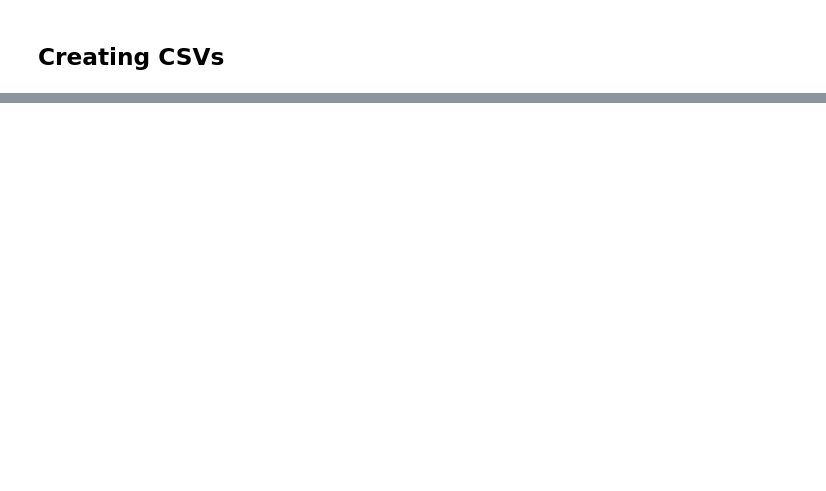
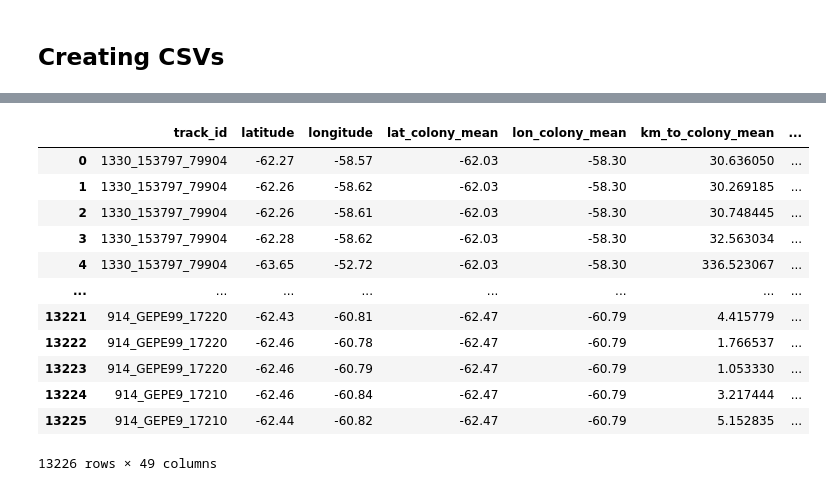
Before and after one commit to lennartp03/projectP, a Jupyter notebook: notebooks/data_prep.ipynb, the cells around one changed output, grey strips where cells are left out. Cells and saved outputs as stored; diff of their text form; code cells hidden in the pictures; blank space fills up the shorter version.

```diff
--- a/notebooks/data_prep.ipynb
+++ b/notebooks/data_prep.ipynb
@@ -396,0 +446,9 @@ combined_df.to_csv("combined_climate_df.csv", index=False)
+# %%
+ice_df = pd.read_csv("../data/combined_sea_ice_df.csv")
+
+penguins_final = pd.read_csv("../data/penguins_final.csv", index_col=False)
+penguins_cleaned = pd.read_csv("../data/penguins_cleaned.csv")
+
+sample = xr.open_dataset(f"..\data\sample_era5.grib", engine="cfgrib")
+weather_df = sample.to_dataframe()
+weather_df = weather_df.reset_index()
@@ -396,0 +651,25 @@ combined_df.to_csv("combined_climate_df.csv", index=False)
+# %%
+test_penguin = preprocess_penguins(penguins_final)
+test_penguin
+
+# test_weather = preprocess_era5(weather_df)
+# test_weather
+
+# test_ice = preprocess_sea_ice(ice_df)
+# test_ice
+
+# final_dataset = main(penguins_final, weather_df, ice_df)
+# %% [output]
+|  | track_id | latitude | longitude | lat_colony_mean | lon_colony_mean | km_to_colony_mean | ... |
+| 0 | 1330_153797_79904 | -62.27 | -58.57 | -62.03 | -58.30 | 30.636050 | ... |
+| 1 | 1330_153797_79904 | -62.26 | -58.62 | -62.03 | -58.30 | 30.269185 | ... |
+| 2 | 1330_153797_79904 | -62.26 | -58.61 | -62.03 | -58.30 | 30.748445 | ... |
+| 3 | 1330_153797_79904 | -62.28 | -58.62 | -62.03 | -58.30 | 32.563034 | ... |
+| 4 | 1330_153797_79904 | -63.65 | -52.72 | -62.03 | -58.30 | 336.523067 | ... |
+| ... | ... | ... | ... | ... | ... | ... | ... |
+| 13221 | 914_GEPE99_17220 | -62.43 | -60.81 | -62.47 | -60.79 | 4.415779 | ... |
+| 13222 | 914_GEPE99_17220 | -62.46 | -60.78 | -62.47 | -60.79 | 1.766537 | ... |
+| 13223 | 914_GEPE99_17220 | -62.46 | -60.79 | -62.47 | -60.79 | 1.053330 | ... |
+| 13224 | 914_GEPE9_17210 | -62.46 | -60.84 | -62.47 | -60.79 | 3.217444 | ... |
+| 13225 | 914_GEPE9_17210 | -62.44 | -60.82 | -62.47 | -60.79 | 5.152835 | ... |
+13226 rows × 49 columns
```
Also changed, not shown: parts of 17 cells of this notebook.
